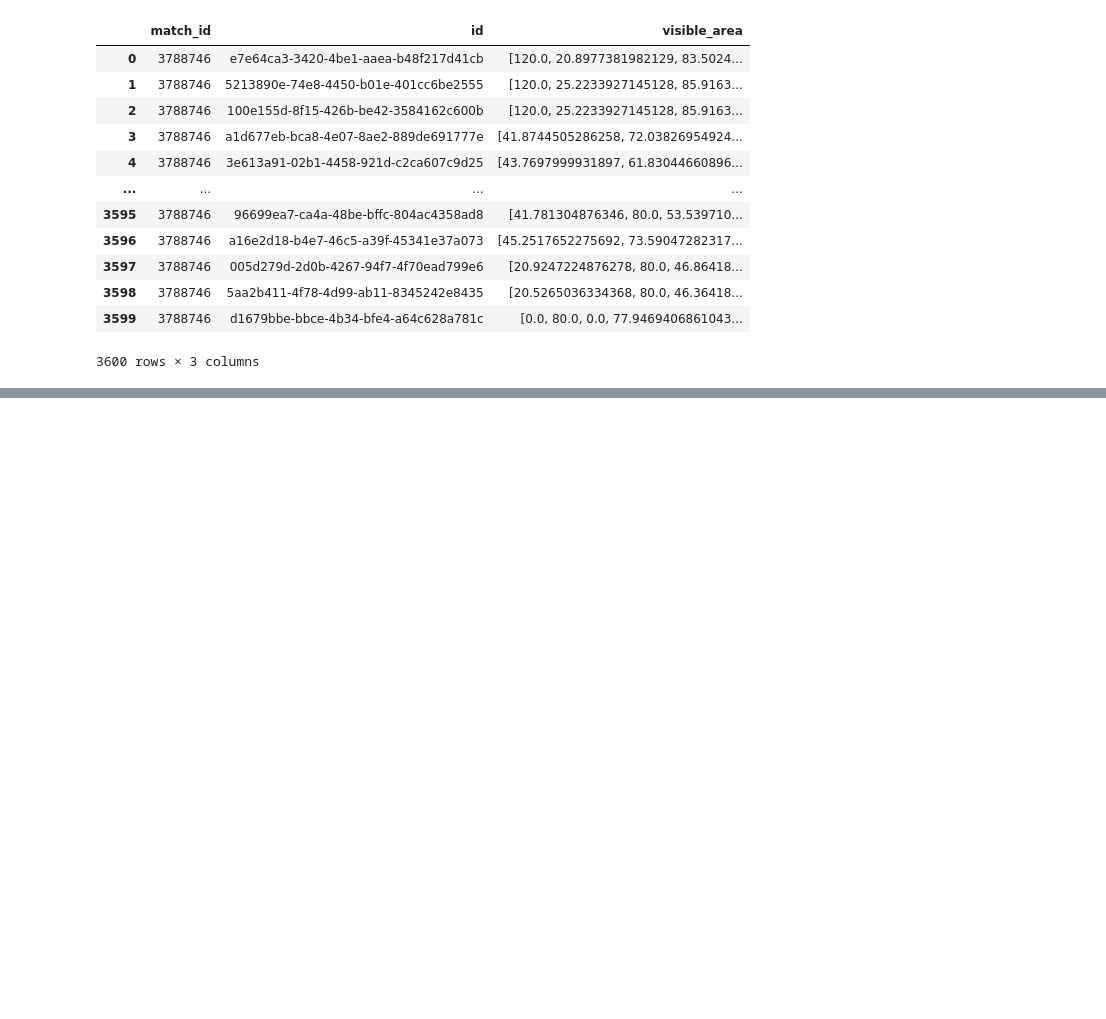
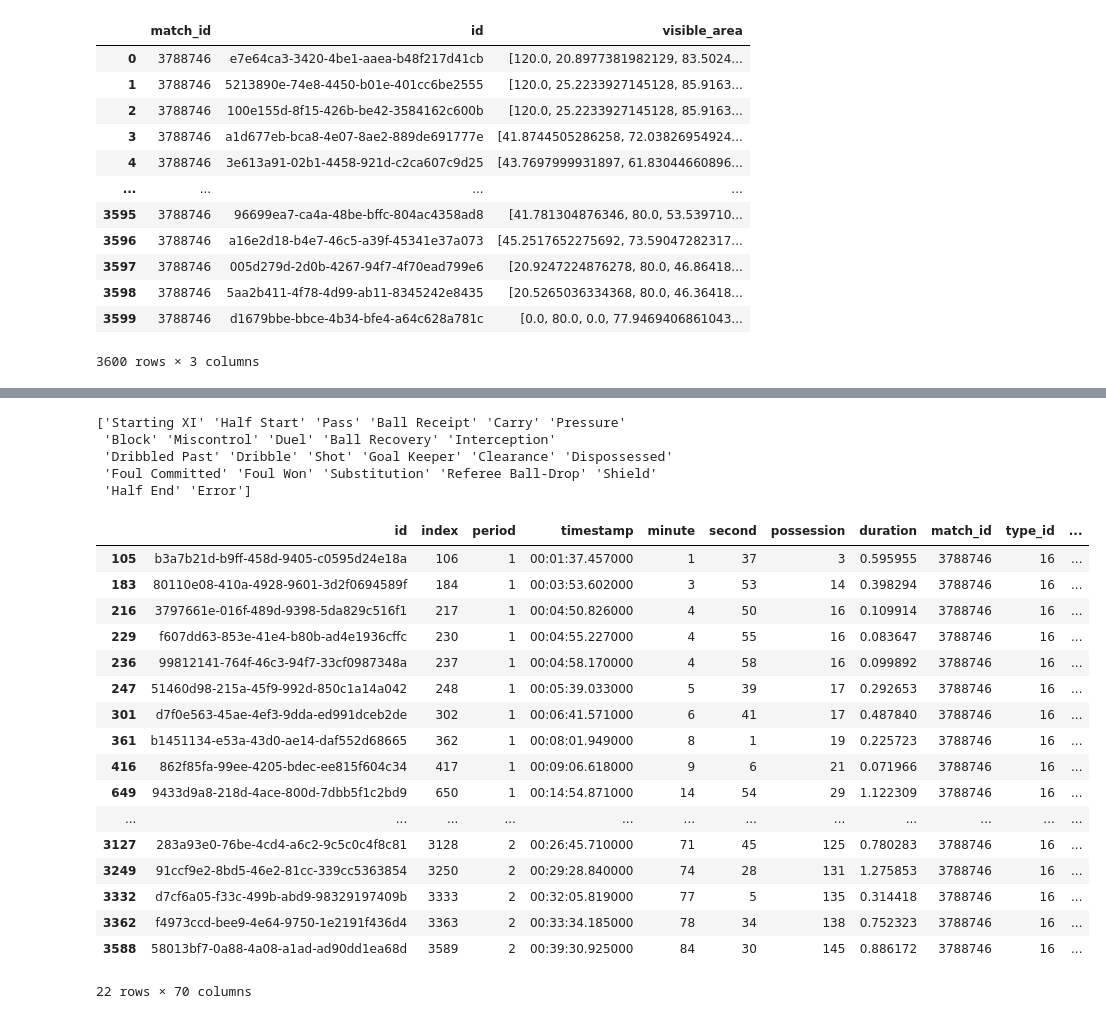
Before and after one commit to Football-Analytics-UCU/Bayern-Munich, a Jupyter notebook: research/ob_mplsoccer_statsbomb_euro.ipynb, the cells around one changed output, grey strips where cells are left out. Saved outputs shown, nothing was run; the diff lists cells and outputs as text; code cells hidden in the pictures; blank space fills up the shorter version.

```diff
--- a/research/ob_mplsoccer_statsbomb_euro.ipynb
+++ b/research/ob_mplsoccer_statsbomb_euro.ipynb
@@ -219,0 +240,32 @@ df_visible
+# %%
+type_names = df_event['type_name'].unique()
+print(type_names)
+# %% [output]
+['Starting XI' 'Half Start' 'Pass' 'Ball Receipt' 'Carry' 'Pressure'
+ 'Block' 'Miscontrol' 'Duel' 'Ball Recovery' 'Interception'
+ 'Dribbled Past' 'Dribble' 'Shot' 'Goal Keeper' 'Clearance' 'Dispossessed'
+ 'Foul Committed' 'Foul Won' 'Substitution' 'Referee Ball-Drop' 'Shield'
+ 'Half End' 'Error']
+# %%
+shots = df_event[df_event['type_name']== 'Shot']
+# %%
+shots
+# %% [output]
+|  | id | index | period | timestamp | minute | second | possession | duration | match_id | type_id | ... |
+| 105 | b3a7b21d-b9ff-458d-9405-c0595d24e18a | 106 | 1 | 00:01:37.457000 | 1 | 37 | 3 | 0.595955 | 3788746 | 16 | ... |
+| 183 | 80110e08-410a-4928-9601-3d2f0694589f | 184 | 1 | 00:03:53.602000 | 3 | 53 | 14 | 0.398294 | 3788746 | 16 | ... |
+| 216 | 3797661e-016f-489d-9398-5da829c516f1 | 217 | 1 | 00:04:50.826000 | 4 | 50 | 16 | 0.109914 | 3788746 | 16 | ... |
+| 229 | f607dd63-853e-41e4-b80b-ad4e1936cffc | 230 | 1 | 00:04:55.227000 | 4 | 55 | 16 | 0.083647 | 3788746 | 16 | ... |
+| 236 | 99812141-764f-46c3-94f7-33cf0987348a | 237 | 1 | 00:04:58.170000 | 4 | 58 | 16 | 0.099892 | 3788746 | 16 | ... |
+| 247 | 51460d98-215a-45f9-992d-850c1a14a042 | 248 | 1 | 00:05:39.033000 | 5 | 39 | 17 | 0.292653 | 3788746 | 16 | ... |
+| 301 | d7f0e563-45ae-4ef3-9dda-ed991dceb2de | 302 | 1 | 00:06:41.571000 | 6 | 41 | 17 | 0.487840 | 3788746 | 16 | ... |
+| 361 | b1451134-e53a-43d0-ae14-daf552d68665 | 362 | 1 | 00:08:01.949000 | 8 | 1 | 19 | 0.225723 | 3788746 | 16 | ... |
+| 416 | 862f85fa-99ee-4205-bdec-ee815f604c34 | 417 | 1 | 00:09:06.618000 | 9 | 6 | 21 | 0.071966 | 3788746 | 16 | ... |
+| 649 | 9433d9a8-218d-4ace-800d-7dbb5f1c2bd9 | 650 | 1 | 00:14:54.871000 | 14 | 54 | 29 | 1.122309 | 3788746 | 16 | ... |
+| ... | ... | ... | ... | ... | ... | ... | ... | ... | ... | ... | ... |
+| 3127 | 283a93e0-76be-4cd4-a6c2-9c5c0c4f8c81 | 3128 | 2 | 00:26:45.710000 | 71 | 45 | 125 | 0.780283 | 3788746 | 16 | ... |
+| 3249 | 91ccf9e2-8bd5-46e2-81cc-339cc5363854 | 3250 | 2 | 00:29:28.840000 | 74 | 28 | 131 | 1.275853 | 3788746 | 16 | ... |
+| 3332 | d7cf6a05-f33c-499b-abd9-98329197409b | 3333 | 2 | 00:32:05.819000 | 77 | 5 | 135 | 0.314418 | 3788746 | 16 | ... |
+| 3362 | f4973ccd-bee9-4e64-9750-1e2191f436d4 | 3363 | 2 | 00:33:34.185000 | 78 | 34 | 138 | 0.752323 | 3788746 | 16 | ... |
+| 3588 | 58013bf7-0a88-4a08-a1ad-ad90dd1ea68d | 3589 | 2 | 00:39:30.925000 | 84 | 30 | 145 | 0.886172 | 3788746 | 16 | ... |
+22 rows × 70 columns
```
Also changed, not shown: parts of 8 cells of this notebook.
